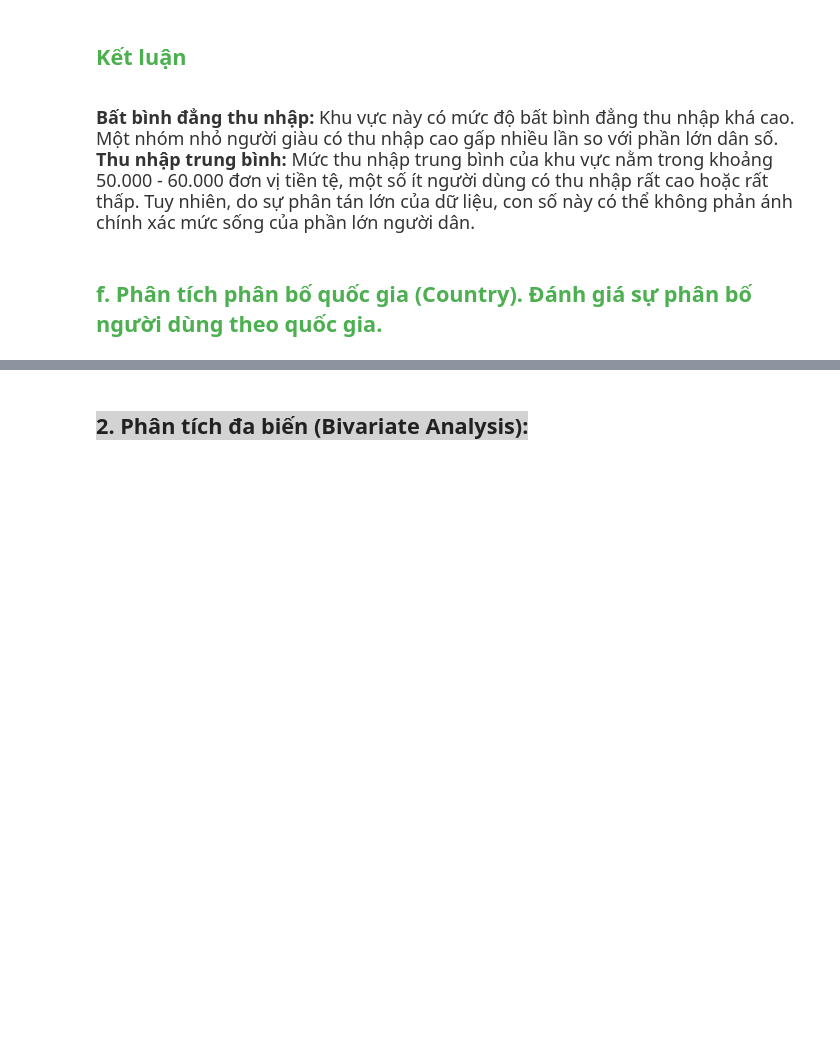
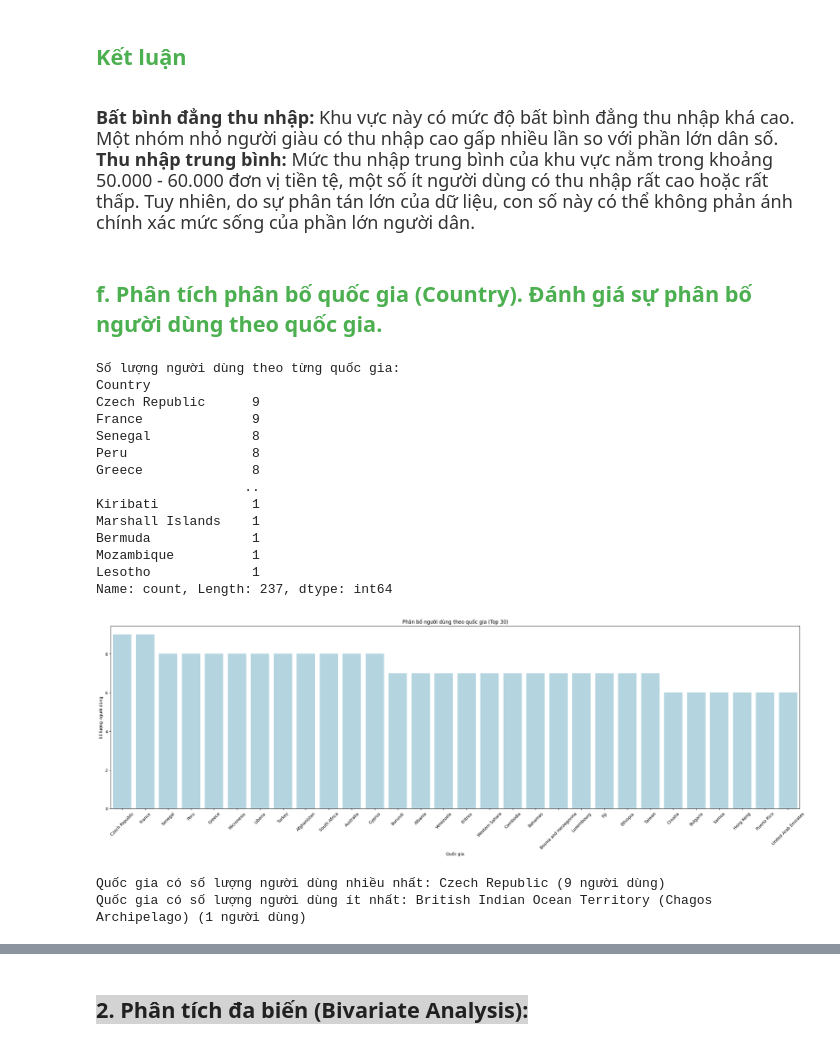
Before and after one commit to Locung201/Group3_PTDLUD_HCMUS_2425, a Jupyter notebook: Gd2_EDA.ipynb, the cells around one changed output, grey strips where cells are left out. Cells and saved outputs as stored; diff of their text form; code cells hidden in the pictures; blank space fills up the shorter version.

```diff
--- a/Gd2_EDA.ipynb
+++ b/Gd2_EDA.ipynb
@@ -321,21 +392,48 @@ plt.show()
 <h2 style="color: #4CAF50;">f. Phân tích phân bố quốc gia (Country). Đánh giá sự phân bố người dùng theo quốc gia.</h2>
 # %%
 # Phân tích phân bố quốc gia (Country)
-country_counts = data['Country'].value_counts()
+country_counts = df['Country'].value_counts()
 print("\nSố lượng người dùng theo từng quốc gia:")
 print(country_counts)
 
-# Vẽ bar plot để quan sát số lượng người dùng theo từng quốc gia
-plt.figure(figsize=(12, 8))
-sns.barplot(x=country_counts.index, y=country_counts.values)
-plt.title('Phân bố người dùng theo quốc gia')
+# Lấy top 30 quốc gia có số lượng người dùng cao nhất
+top_countries = country_counts.head(30)
+
+# Tính tổng số người dùng của các quốc gia khác
+others_count = country_counts.iloc[30:].sum()
+
+# Thêm danh mục "Other" vào dữ liệu
+#top_countries['Other'] = others_count
+
+plt.figure(figsize=(30, 8))
+sns.barplot(x=top_countries.index, y=top_countries.values, color="lightblue")
+plt.title('Phân bố người dùng theo quốc gia (Top 30)')
 plt.xlabel('Quốc gia')
 plt.ylabel('Số lượng người dùng')
-plt.xticks(rotation=90)
+plt.xticks(rotation=45)
 plt.show()
 
-# Xác định quốc gia có số lượng người dùng nhiều nhất và ít nhất
+# In thông tin về các quốc gia nhiều nhất và ít nhất
 max_country = country_counts.idxmax()
 min_country = country_counts.idxmin()
+
 print(f"\nQuốc gia có số lượng người dùng nhiều nhất: {max_country} ({country_counts[max_country]} người dùng)")
 print(f"Quốc gia có số lượng người dùng ít nhất: {min_country} ({country_counts[min_country]} người dùng)")
+# %% [output]
+Số lượng người dùng theo từng quốc gia:
+Country
+Czech Republic      9
+France              9
+Senegal             8
+Peru                8
+Greece              8
+                   ..
+Kiribati            1
+Marshall Islands    1
+Bermuda             1
+Mozambique          1
+Lesotho             1
+Name: count, Length: 237, dtype: int64
+[figure, added]
+Quốc gia có số lượng người dùng nhiều nhất: Czech Republic (9 người dùng)
+Quốc gia có số lượng người dùng ít nhất: British Indian Ocean Territory (Chagos Archipelago) (1 người dùng)
```
Also changed, not shown: parts of 25 cells of this notebook.
